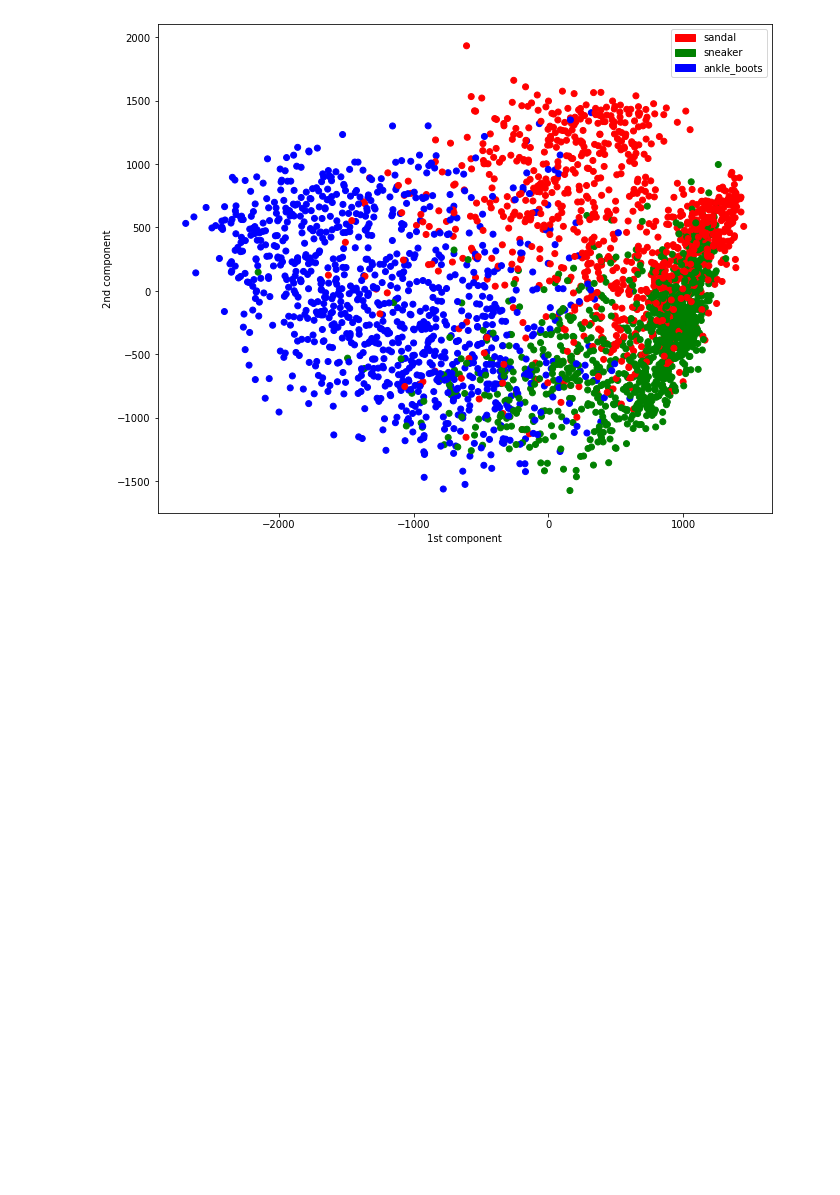
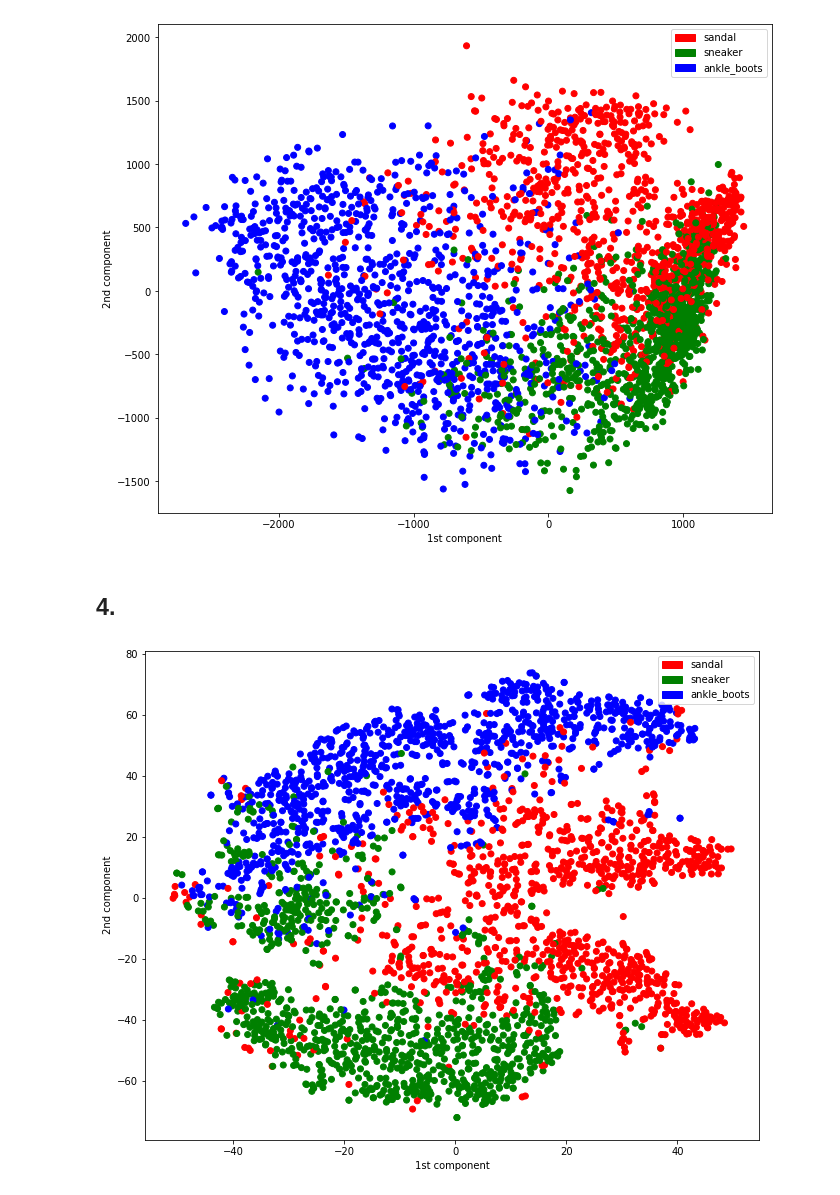
Before and after one commit to Kasparow/ml_project, a Jupyter notebook: task3.ipynb, the cells around one changed output. Saved outputs shown, nothing was run; the diff lists cells and outputs as text; code cells hidden in the pictures; blank space fills up the shorter version.

Commit message:
finished subtask 3.4 with tsne plot following plot from 3.3

```diff
--- a/task3.ipynb
+++ b/task3.ipynb
@@ -138,3 +138,33 @@ plt.legend(handles=[r_patch, g_patch, b_patch])
 plt.show()
 # %% [output]
 [figure]
+# %% [markdown]
+## 4.
+# %%
+from sklearn.manifold import TSNE
+
+tsne = TSNE()
+
+tsne_mtx = tsne.fit_transform(X_test)
+# %%
+def get_colors(y):
+    colors = {
+        5: "red",
+        7: "green",
+        9: "blue"
+    }
+    return [colors[c] for c in y]
+
+
+r_patch = mpatches.Patch(color='red', label=labels[5])
+g_patch = mpatches.Patch(color='green', label=labels[7])
+b_patch = mpatches.Patch(color='blue', label=labels[9])
+
+plt.figure(figsize=(11, 9))
+plt.scatter(tsne_mtx[:, 0], tsne_mtx[:, 1], c=get_colors(y_test))
+plt.ylabel("2nd component")
+plt.xlabel("1st component")
+plt.legend(handles=[r_patch, g_patch, b_patch])
+plt.show()
+# %% [output]
+[figure, added]
```
Also changed, not shown: parts of 1 cell of this notebook.
